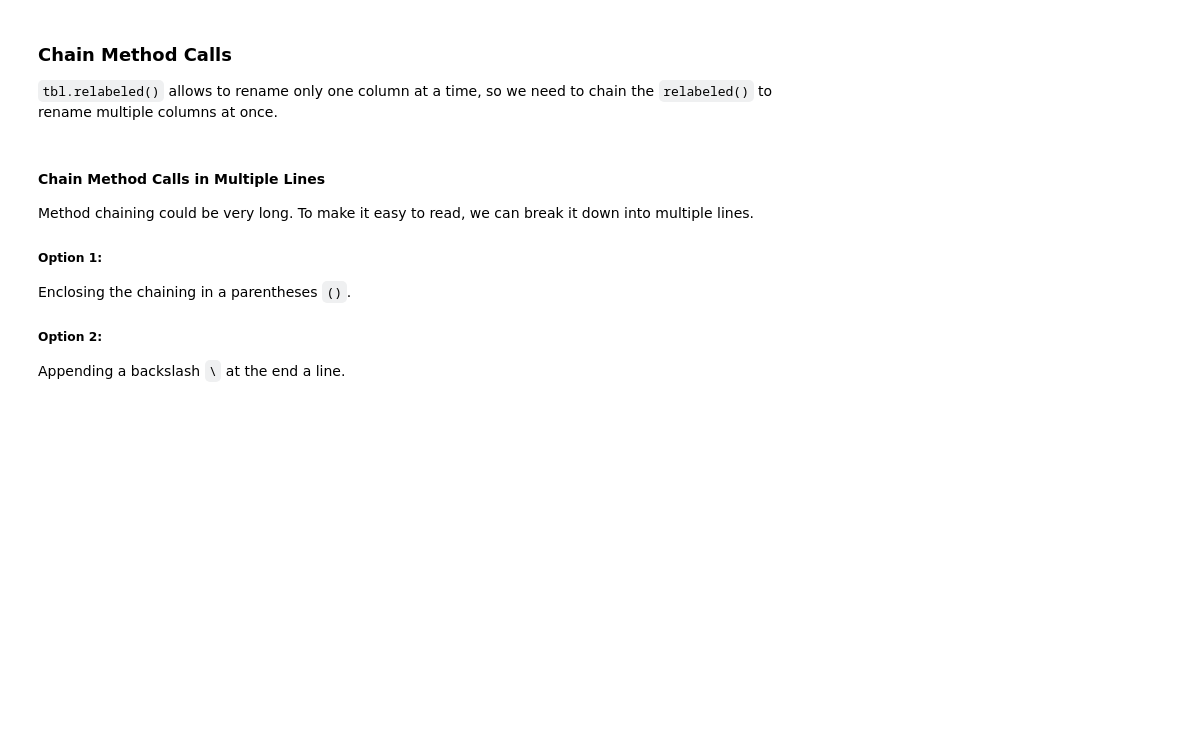
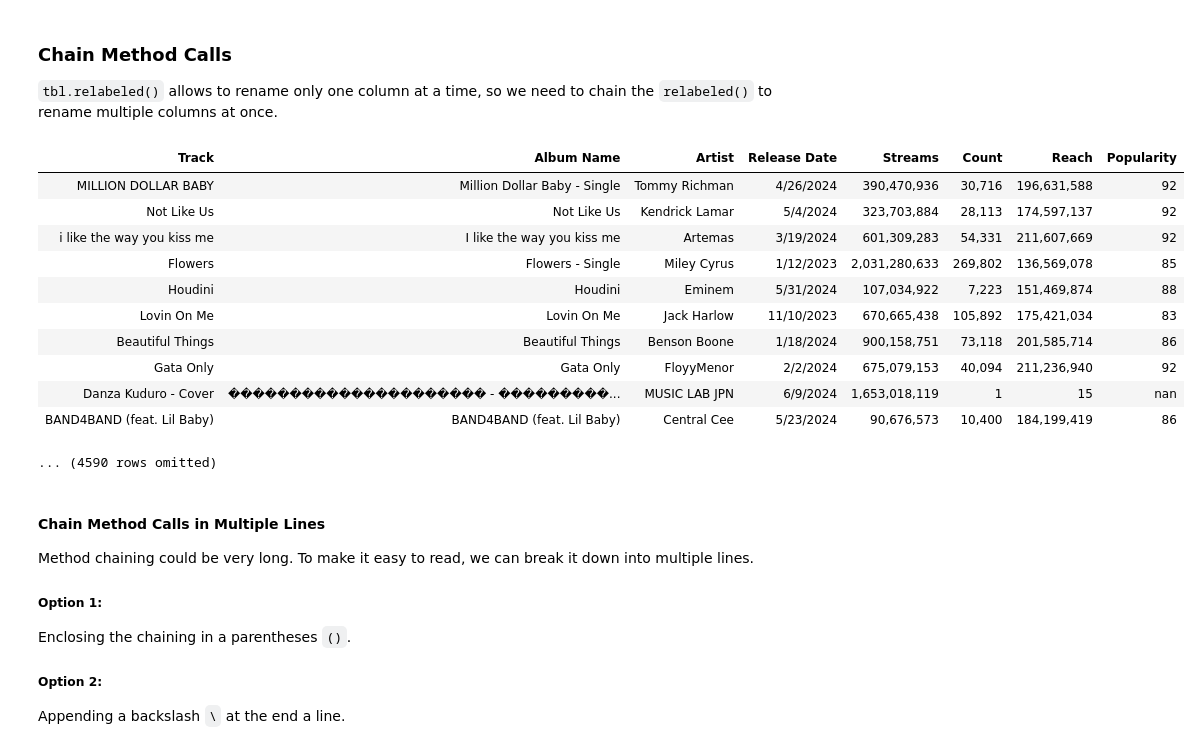
Before and after one commit to SRJC-Data-Science/materials-sp22, a Jupyter notebook: SRJC/lecture_note/lecture_05/build_tables.ipynb, the cells around one changed output. Saved outputs shown, nothing was run; the diff lists cells and outputs as text; code cells hidden in the pictures; blank space fills up the shorter version.

```diff
--- a/SRJC/lecture_note/lecture_05/build_tables.ipynb
+++ b/SRJC/lecture_note/lecture_05/build_tables.ipynb
@@ -67,10 +151,23 @@ spotify.relabeled("Spotify Streams", "Streams")
 # %%
 # We focus on Spotify data, then we probably don't need to repeat
 #   the word 'Spotify' in the column names.
 # Use `tbl.relabeled()` to rename the columns
 
 renamed_spotify = spotify.relabeled("Spotify Streams", "Streams").relabeled("Spotify Playlist Count", "Count").relabeled("Spotify Playlist Reach", "Reach").relabeled("Spotify Popularity", "Popularity")
-#renamed_spotify
+renamed_spotify
+# %% [output]
+| Track | Album Name | Artist | Release Date | Streams | Count | Reach | Popularity |
+| MILLION DOLLAR BABY | Million Dollar Baby - Single | Tommy Richman | 4/26/2024 | 390,470,936 | 30,716 | 196,631,588 | 92 |
+| Not Like Us | Not Like Us | Kendrick Lamar | 5/4/2024 | 323,703,884 | 28,113 | 174,597,137 | 92 |
+| i like the way you kiss me | I like the way you kiss me | Artemas | 3/19/2024 | 601,309,283 | 54,331 | 211,607,669 | 92 |
+| Flowers | Flowers - Single | Miley Cyrus | 1/12/2023 | 2,031,280,633 | 269,802 | 136,569,078 | 85 |
+| Houdini | Houdini | Eminem | 5/31/2024 | 107,034,922 | 7,223 | 151,469,874 | 88 |
+| Lovin On Me | Lovin On Me | Jack Harlow | 11/10/2023 | 670,665,438 | 105,892 | 175,421,034 | 83 |
+| Beautiful Things | Beautiful Things | Benson Boone | 1/18/2024 | 900,158,751 | 73,118 | 201,585,714 | 86 |
+| Gata Only | Gata Only | FloyyMenor | 2/2/2024 | 675,079,153 | 40,094 | 211,236,940 | 92 |
+| Danza Kuduro - Cover | ��������������������� - ���������... | MUSIC LAB JPN | 6/9/2024 | 1,653,018,119 | 1 | 15 | nan |
+| BAND4BAND (feat. Lil Baby) | BAND4BAND (feat. Lil Baby) | Central Cee | 5/23/2024 | 90,676,573 | 10,400 | 184,199,419 | 86 |
+... (4590 rows omitted)
 # %% [markdown]
 #### Chain Method Calls in Multiple Lines ####
 
```
Also changed, not shown: parts of 14 cells of this notebook.
